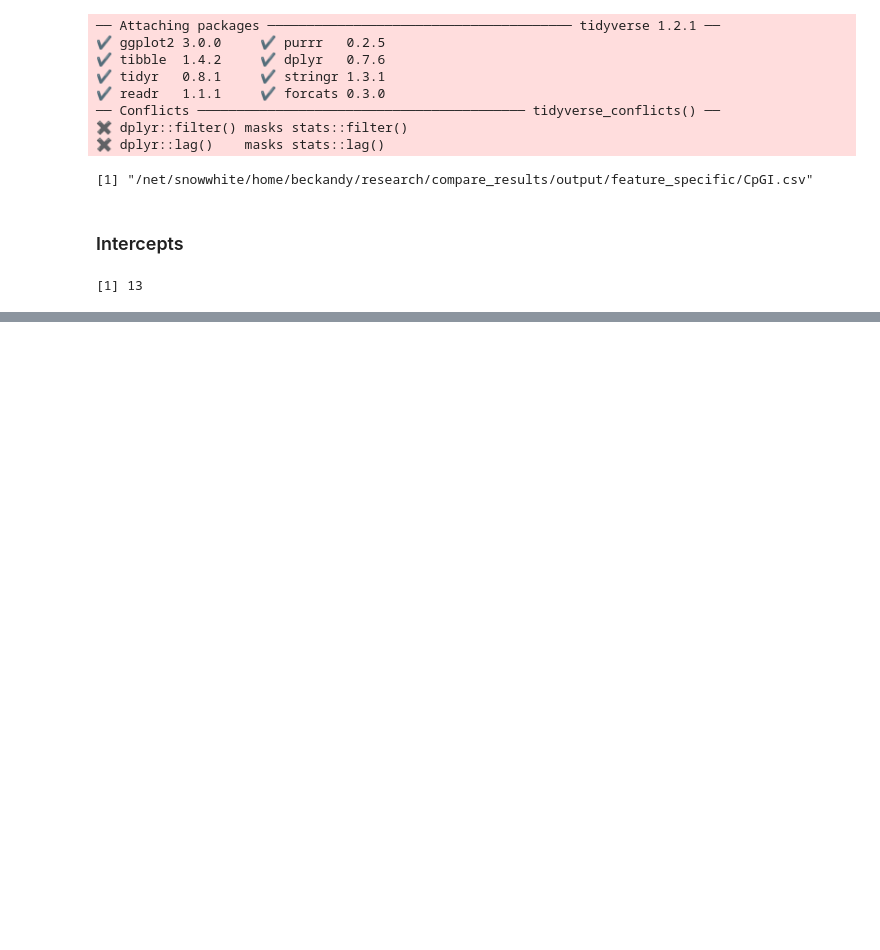
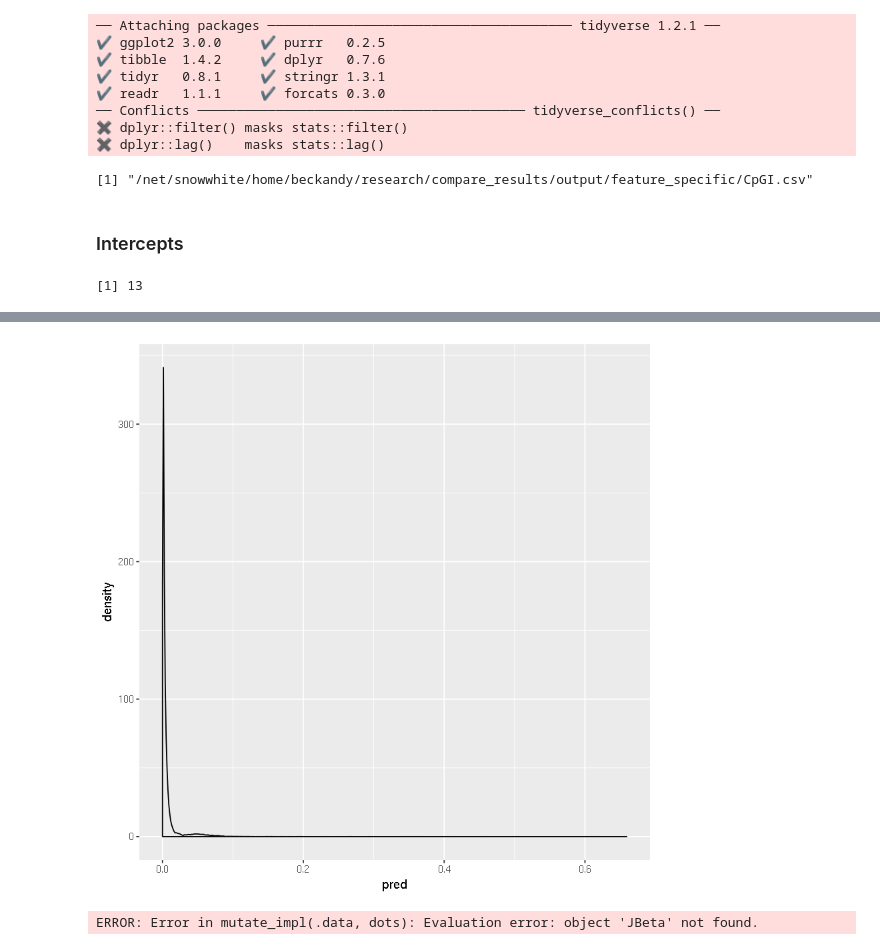
Before and after one commit to theandyb/compare-results, a Jupyter notebook: notebooks/Betas_and_Ps.ipynb, the cells around one changed output, grey strips where cells are left out. Drawn from its saved outputs; the diff is of its cells as text; code cells hidden in the pictures; blank space fills up the shorter version.

```diff
--- a/notebooks/Betas_and_Ps.ipynb
+++ b/notebooks/Betas_and_Ps.ipynb
@@ -56,0 +79,9 @@ dat %>% dplyr::filter(SignBeta == 0)
+# %%
+dat %>% mutate(pred = 1/(1+exp(-ABeta))) %>% ggplot(aes(x = pred)) + geom_density()
+# %% [output]
+[figure, added]
+# %%
+dat %>% mutate(pred = 1/(1+exp(-j
+        Beta))) %>% ggplot(aes(x = pred)) + geom_density()
+# %% [output]
+ERROR: Error in mutate_impl(.data, dots): Evaluation error: object 'JBeta' not found.
```
Also changed, not shown: parts of 5 cells of this notebook.
